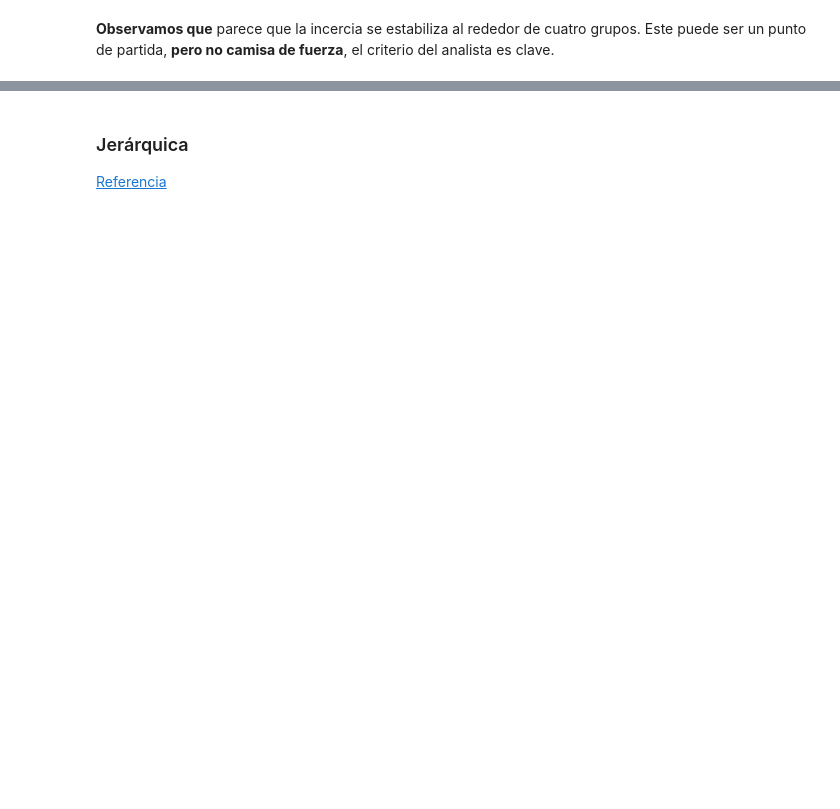
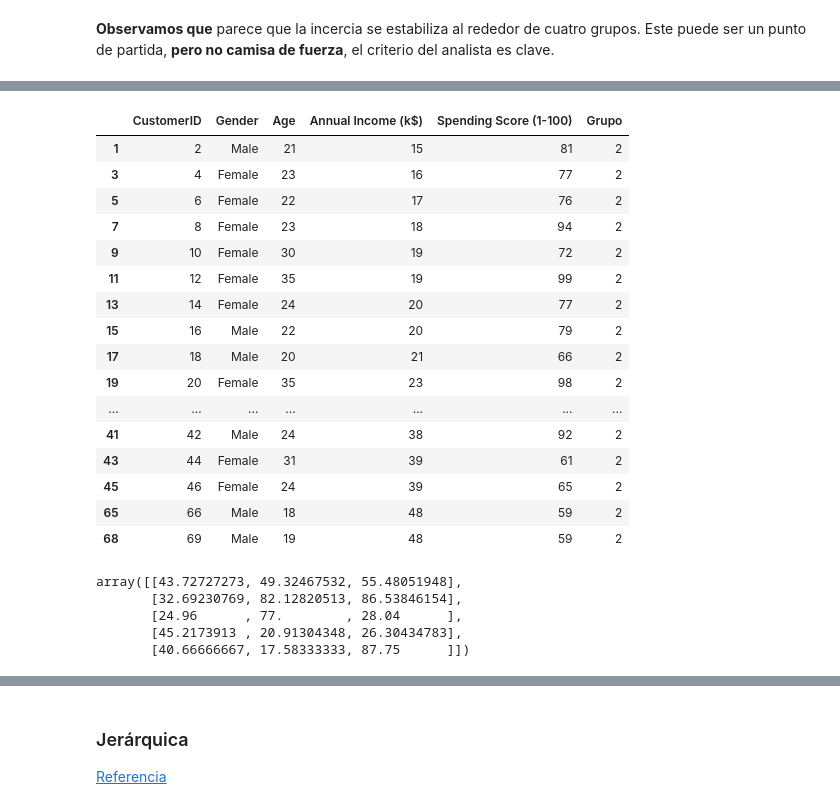
Before and after one commit to jazaineam1/Andes_ADDBD, a Jupyter notebook: Sesion15/15_Aprendizaje_no_supervisado-agrupación.ipynb, the cells around one changed output, grey strips where cells are left out. Drawn from its saved outputs; the diff is of its cells as text; code cells hidden in the pictures; blank space fills up the shorter version.

```diff
--- a/Sesion15/15_Aprendizaje_no_supervisado-agrupación.ipynb
+++ b/Sesion15/15_Aprendizaje_no_supervisado-agrupación.ipynb
@@ -121,3 +131,31 @@ Error:
+# %%
+df[df['Grupo']==2]
+# %% [output]
+|  | CustomerID | Gender | Age | Annual Income (k$) | Spending Score (1-100) | Grupo |
+| 1 | 2 | Male | 21 | 15 | 81 | 2 |
+| 3 | 4 | Female | 23 | 16 | 77 | 2 |
+| 5 | 6 | Female | 22 | 17 | 76 | 2 |
+| 7 | 8 | Female | 23 | 18 | 94 | 2 |
+| 9 | 10 | Female | 30 | 19 | 72 | 2 |
+| 11 | 12 | Female | 35 | 19 | 99 | 2 |
+| 13 | 14 | Female | 24 | 20 | 77 | 2 |
+| 15 | 16 | Male | 22 | 20 | 79 | 2 |
+| 17 | 18 | Male | 20 | 21 | 66 | 2 |
+| 19 | 20 | Female | 35 | 23 | 98 | 2 |
+| ... | ... | ... | ... | ... | ... | ... |
+| 41 | 42 | Male | 24 | 38 | 92 | 2 |
+| 43 | 44 | Female | 31 | 39 | 61 | 2 |
+| 45 | 46 | Female | 24 | 39 | 65 | 2 |
+| 65 | 66 | Male | 18 | 48 | 59 | 2 |
+| 68 | 69 | Male | 19 | 48 | 59 | 2 |
+# %%
+centroids1
+# %% [output]
+array([[43.72727273, 49.32467532, 55.48051948],
+       [32.69230769, 82.12820513, 86.53846154],
+       [24.96      , 77.        , 28.04      ],
+       [45.2173913 , 20.91304348, 26.30434783],
+       [40.66666667, 17.58333333, 87.75      ]])
 # %%
 plt.figure(1 , figsize = (15 , 7) )
 plt.clf()
```
Also changed, not shown: parts of 25 cells of this notebook.
